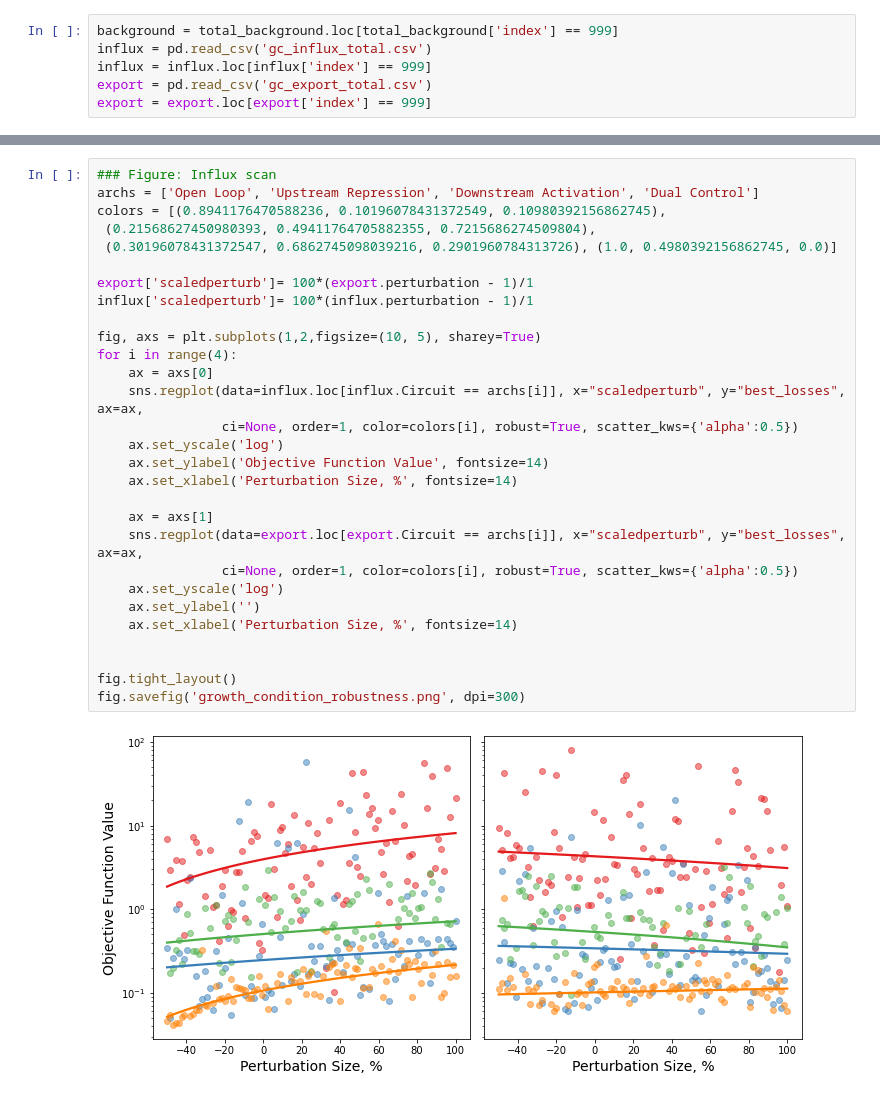
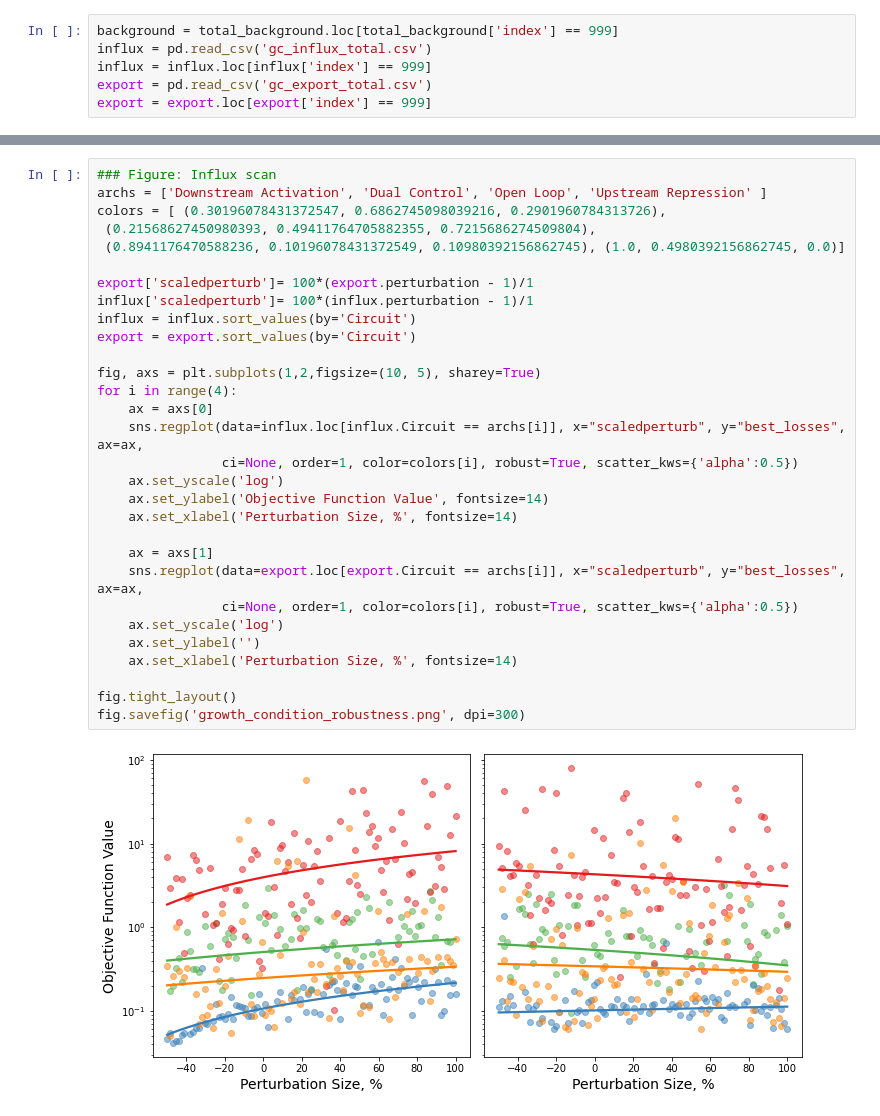
Before and after one commit to cjmerzbacher/bayesopt-dynamic-pathways, a Jupyter notebook: glucaric_acid/glucaric_acid.ipynb, the cells around one changed output, grey strips where cells are left out. Drawn from its saved outputs; the diff is of its cells as text.

```diff
--- a/glucaric_acid/glucaric_acid.ipynb
+++ b/glucaric_acid/glucaric_acid.ipynb
@@ -587,31 +592,32 @@ export = export.loc[export['index'] == 999]
 # %%
 ### Figure: Influx scan
-archs = ['Open Loop', 'Upstream Repression', 'Downstream Activation', 'Dual Control']
-colors = [(0.8941176470588236, 0.10196078431372549, 0.10980392156862745),
+archs = ['Downstream Activation', 'Dual Control', 'Open Loop', 'Upstream Repression' ]
+colors = [ (0.30196078431372547, 0.6862745098039216, 0.2901960784313726),
  (0.21568627450980393, 0.49411764705882355, 0.7215686274509804),
- (0.30196078431372547, 0.6862745098039216, 0.2901960784313726), (1.0, 0.4980392156862745, 0.0)]
+ (0.8941176470588236, 0.10196078431372549, 0.10980392156862745), (1.0, 0.4980392156862745, 0.0)]
 
 export['scaledperturb']= 100*(export.perturbation - 1)/1
 influx['scaledperturb']= 100*(influx.perturbation - 1)/1
+influx = influx.sort_values(by='Circuit')
+export = export.sort_values(by='Circuit')
 
 fig, axs = plt.subplots(1,2,figsize=(10, 5), sharey=True)
 for i in range(4):
     ax = axs[0]
     sns.regplot(data=influx.loc[influx.Circuit == archs[i]], x="scaledperturb", y="best_losses", ax=ax,
                 ci=None, order=1, color=colors[i], robust=True, scatter_kws={'alpha':0.5})
     ax.set_yscale('log')
     ax.set_ylabel('Objective Function Value', fontsize=14)
     ax.set_xlabel('Perturbation Size, %', fontsize=14)
 
     ax = axs[1]
     sns.regplot(data=export.loc[export.Circuit == archs[i]], x="scaledperturb", y="best_losses",  ax=ax,
                 ci=None, order=1, color=colors[i], robust=True, scatter_kws={'alpha':0.5})
     ax.set_yscale('log')
     ax.set_ylabel('')
     ax.set_xlabel('Perturbation Size, %', fontsize=14)
 
-
 fig.tight_layout()
 fig.savefig('growth_condition_robustness.png', dpi=300)
 # %% [output]
-[figure, old version]
+[figure, new version]
```
Also changed, not shown: parts of 2 cells of this notebook, 13 other files.
